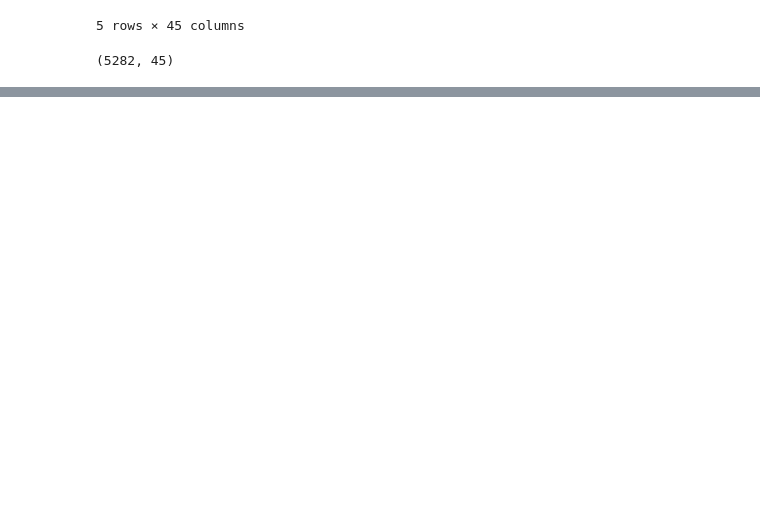
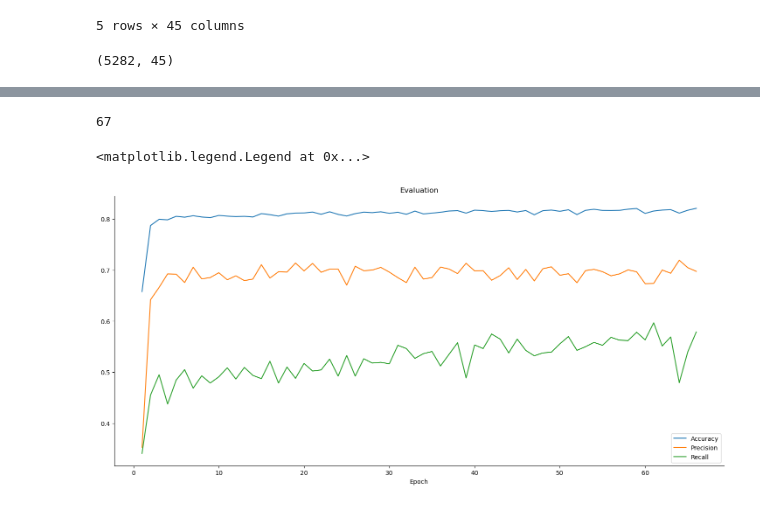
Before and after one commit to Lavinialau/Telecom-churn, a Jupyter notebook: 01_code/4_tf.ipynb, the cells around one changed output, grey strips where cells are left out. Cells and saved outputs as stored; diff of their text form; code cells hidden in the pictures; blank space fills up the shorter version.

Commit message:
add tensorflow model evaluation

```diff
--- a/01_code/4_tf.ipynb
+++ b/01_code/4_tf.ipynb
@@ -175,6 +176,14 @@ X_train.shape
 
 tf.random.set_seed(0)
 
+# early stopping
+early_stopping = tf.keras.callbacks.EarlyStopping(
+    min_delta=0.0001, # minimium amount of change to count as an improvement
+    patience=50, # how many epochs to wait before stopping
+    restore_best_weights=True,
+)
+
+# model
 tf_model = tf.keras.Sequential([
     tf.keras.layers.Dense(128, activation='relu'),   # non-linear
     tf.keras.layers.Dense(256, activation='relu'),
@@ -183,6 +192,7 @@ tf_model = tf.keras.Sequential([
 ])
 
 # question: why kaggle learn got input?
+# Outstanding: Add dropout and batch normalization (ref: kaggle learn; https://www.kaggle.com/code/ryanholbrook/dropout-and-batch-normalization/tutorial)
 # %%
 # model compile
 # tell model what to adjust to
@@ -198,5 +208,12 @@ tf_model.compile(
 )
 # %%
 # fit model
-history = tf_model.fit(X_train, y_train, epochs=100)
+history = tf_model.fit(
+    X_train,
+    y_train,
+    validation_data=[X_test, y_test],
+    batch_size=256,
+    epochs=500,
+    callbacks=[early_stopping]
+    )
 # %% [output]
@@ -220,12 +237,27 @@ Epoch 100/100
+# %%
+# epoch_used: for plotting on graph
+epoch_used = len(history.history['loss'])+1      # python has to add 1 for order in the list
+epoch_used
+# %% [output]
+67
 # %%
 # set up matplotlib for model evaluation
 
 import matplotlib.pyplot as plt
 from matplotlib import rcParams
 
 rcParams['figure.figsize'] = (18,8)
 rcParams['axes.spines.top'] = False
 rcParams['axes.spines.right'] = False
 
 # plot
-plt.plot(np.arrange(1))
+# plt.plot(np.arange(1, epoch_used), history.history['loss'], label='Loss')
+plt.plot(np.arange(1, epoch_used), history.history['accuracy'], label='Accuracy')
+plt.plot(np.arange(1, epoch_used), history.history['precision'], label='Precision')
+plt.plot(np.arange(1, epoch_used), history.history['recall'], label='Recall')
+plt.title('Evaluation')
+plt.xlabel('Epoch')
+plt.legend()
+# %% [output]
+<matplotlib.legend.Legend at 0x...>
+[figure, added]
```
Also changed, not shown: parts of 7 cells of this notebook.
